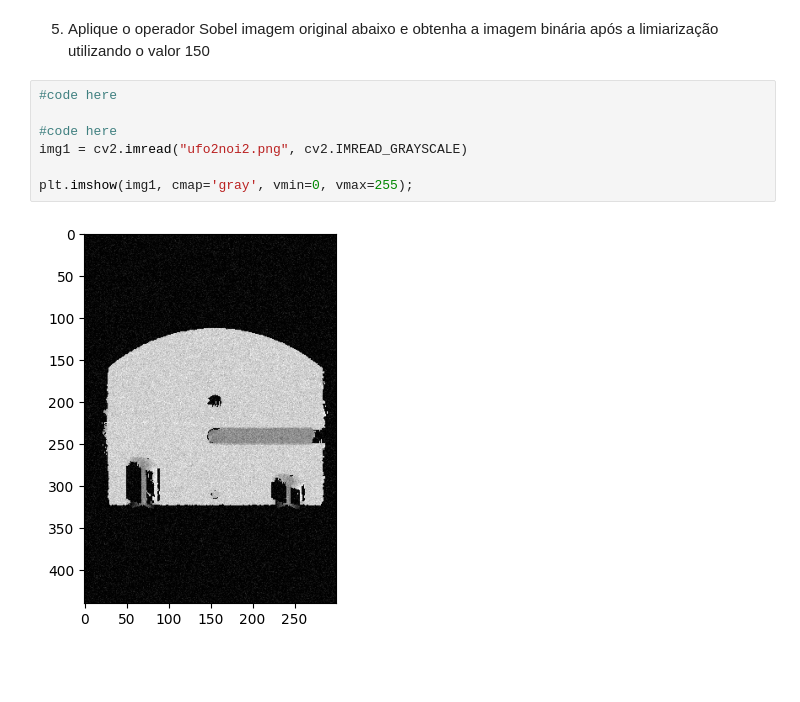
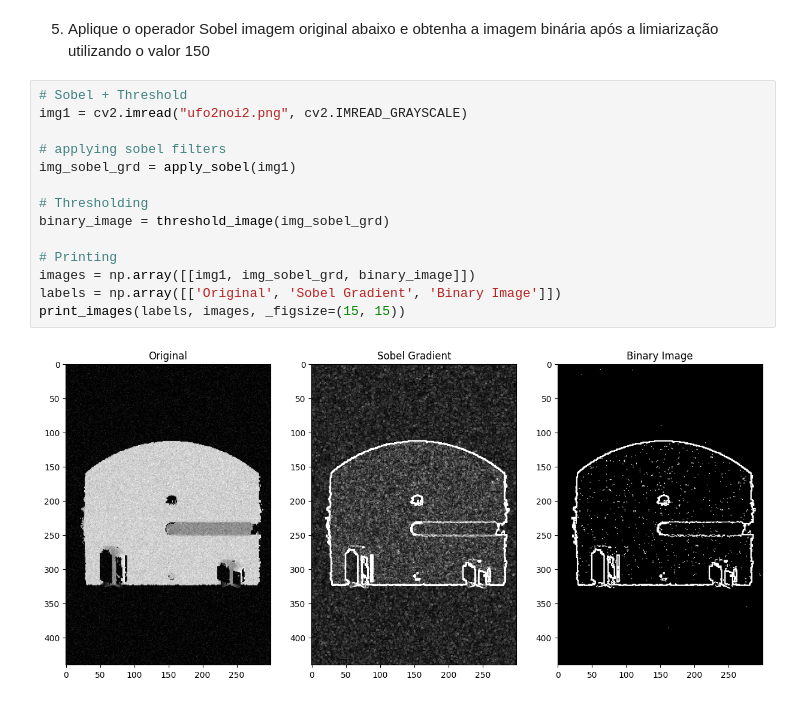
Before and after one commit to gabrielmsantos/pgc111-labs-2023, a Jupyter notebook: Lab05 - High pass filtering/Lab05.ipynb, the cells around one changed output. Saved outputs shown, nothing was run; the diff lists cells and outputs as text; blank space fills up the shorter version.

```diff
--- a/Lab05 - High pass filtering/Lab05.ipynb
+++ b/Lab05 - High pass filtering/Lab05.ipynb
@@ -163,11 +203,18 @@ plt.imshow(img1, cmap='gray', vmin=0, vmax=255);
 # %% [markdown]
 5) Aplique o operador Sobel imagem original abaixo e obtenha a imagem binária após a limiarização utilizando o valor 150
-# %%
-#code here
-
-#code here
-img1 = cv2.imread("ufo2noi2.png", cv2.IMREAD_GRAYSCALE)
-
-plt.imshow(img1, cmap='gray', vmin=0, vmax=255);
-# %% [output]
-[figure, removed]
+# %%
+# Sobel + Threshold
+img1 = cv2.imread("ufo2noi2.png", cv2.IMREAD_GRAYSCALE)
+
+# applying sobel filters
+img_sobel_grd = apply_sobel(img1)
+
+# Thresholding
+binary_image = threshold_image(img_sobel_grd)
+
+# Printing
+images = np.array([[img1, img_sobel_grd, binary_image]])
+labels = np.array([['Original', 'Sobel Gradient', 'Binary Image']])
+print_images(labels, images, _figsize=(15, 15))
+# %% [output]
+[figure, added]
```
Also changed, not shown: parts of 7 cells of this notebook.
